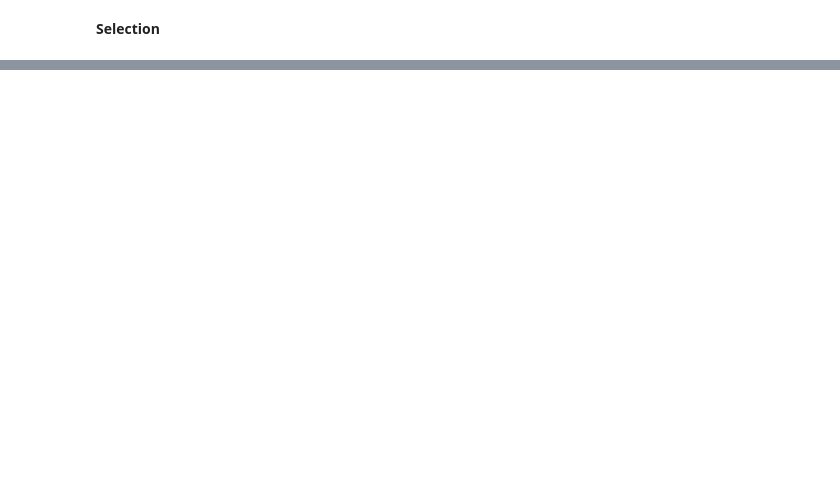
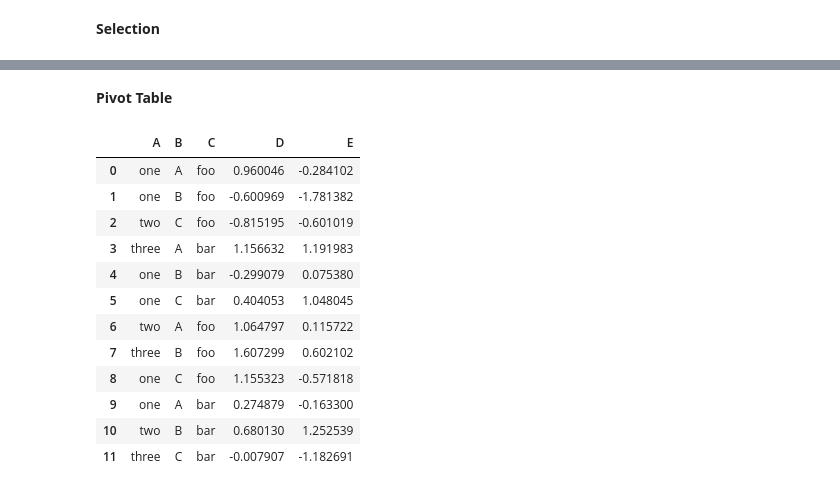
Before and after one commit to soyinkas1/PP00014_Pandas-Documentation-Walkthrough-Notebook_Application-Projects, a Jupyter notebook: Pandas Documentation Examples Walkthrough Notebook.ipynb, the cells around one changed output, grey strips where cells are left out. Drawn from its saved outputs; the diff is of its cells as text; code cells hidden in the pictures; blank space fills up the shorter version.

Commit message:
notebook updated and data folder added

```diff
--- a/Pandas Documentation Examples Walkthrough Notebook.ipynb
+++ b/Pandas Documentation Examples Walkthrough Notebook.ipynb
@@ -171,0 +852,27 @@ The optimised Pandas data access methods are `Dataframe.at()`, `DataFrame.iat()`
+# %% [markdown]
+**Pivot Table**
+# %%
+df = pd.DataFrame(
+{
+    'A': ['one', 'one', 'two', 'three'] * 3,
+    'B': ['A', 'B', 'C'] * 4,
+    'C': ['foo', 'foo', 'foo', 'bar', 'bar', 'bar'] * 2,
+    'D': np.random.randn(12),
+    'E': np.random.randn(12)
+})
+
+df
+# %% [output]
+|  | A | B | C | D | E |
+| 0 | one | A | foo | 0.960046 | -0.284102 |
+| 1 | one | B | foo | -0.600969 | -1.781382 |
+| 2 | two | C | foo | -0.815195 | -0.601019 |
+| 3 | three | A | bar | 1.156632 | 1.191983 |
+| 4 | one | B | bar | -0.299079 | 0.075380 |
+| 5 | one | C | bar | 0.404053 | 1.048045 |
+| 6 | two | A | foo | 1.064797 | 0.115722 |
+| 7 | three | B | foo | 1.607299 | 0.602102 |
+| 8 | one | C | foo | 1.155323 | -0.571818 |
+| 9 | one | A | bar | 0.274879 | -0.163300 |
+| 10 | two | B | bar | 0.680130 | 1.252539 |
+| 11 | three | C | bar | -0.007907 | -1.182691 |
```
Also changed, not shown: parts of 149 cells of this notebook, 3 other files.
